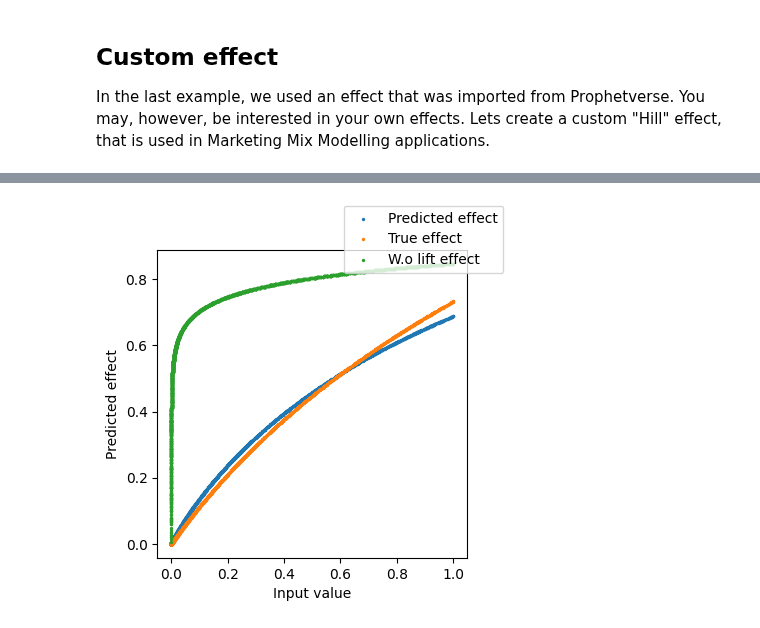
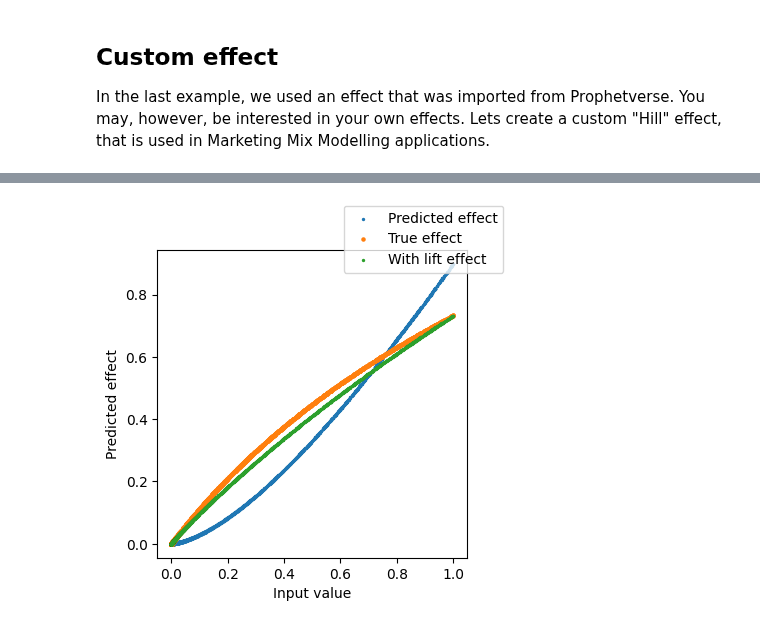
Before and after one commit to felipeangelimvieira/prophetverse, a Jupyter notebook: docs/examples/custom-effect.ipynb, the cells around one changed output, grey strips where cells are left out. Drawn from its saved outputs; the diff is of its cells as text; code cells hidden in the pictures.

```diff
--- a/docs/examples/custom-effect.ipynb
+++ b/docs/examples/custom-effect.ipynb
@@ -257,0 +215,29 @@ fig.show()
+# %%
+from prophetverse.effects import LiftExperimentLikelihood
+
+model_with_lift = model.clone()
+
+
+model_with_lift.set_params(
+    exogenous_effects=[
+        (
+            "seasonality",
+            LinearEffect(
+                prior=dist.Normal(0, 0.1),
+                effect_mode="multiplicative",
+            ),
+            starts_with(["sin", "cos"]),
+        ),
+        (
+            "exog",
+            LiftExperimentLikelihood(
+                HillEffect(effect_mode="additive"),
+                lift_test_results=mocked_lift_test_experiment,
+                prior_scale=0.001,
+            ),
+            starts_with("exog"),
+        ),
+    ]
+)
+
+model_with_lift.fit(y=y2, X=X)
@@ -257,0 +262,3 @@ fig.show()
+# %%
+sites_with_lift = model_with_lift.predict_all_sites(fh=X.index, X=X)
+sites_with_lift.head()
@@ -258,12 +273,12 @@ fig.show()
 # %%
 fig, ax = plt.subplots(figsize=(4, 4))
 
 ax.scatter(X["exog"], sites["exog"], s=2, label="Predicted effect")
-ax.scatter(X["exog"], true_exog_effect, s=2, label="True effect")
-ax.scatter(X["exog"], sites_wo_lift["exog"], s=2, label="W.o lift effect")
+ax.scatter(X["exog"], true_exog_effect, s=5, label="True effect")
+ax.scatter(X["exog"], sites_with_lift["exog"], s=2, label="With lift effect")
 ax.set_xlabel("Input value")
 ax.set_ylabel("Predicted effect")
 fig.legend()
 fig.show()
 # %% [output]
-[figure, old version]
+[figure, new version]
```
Also changed, not shown: parts of 10 cells of this notebook, 4 other files.
